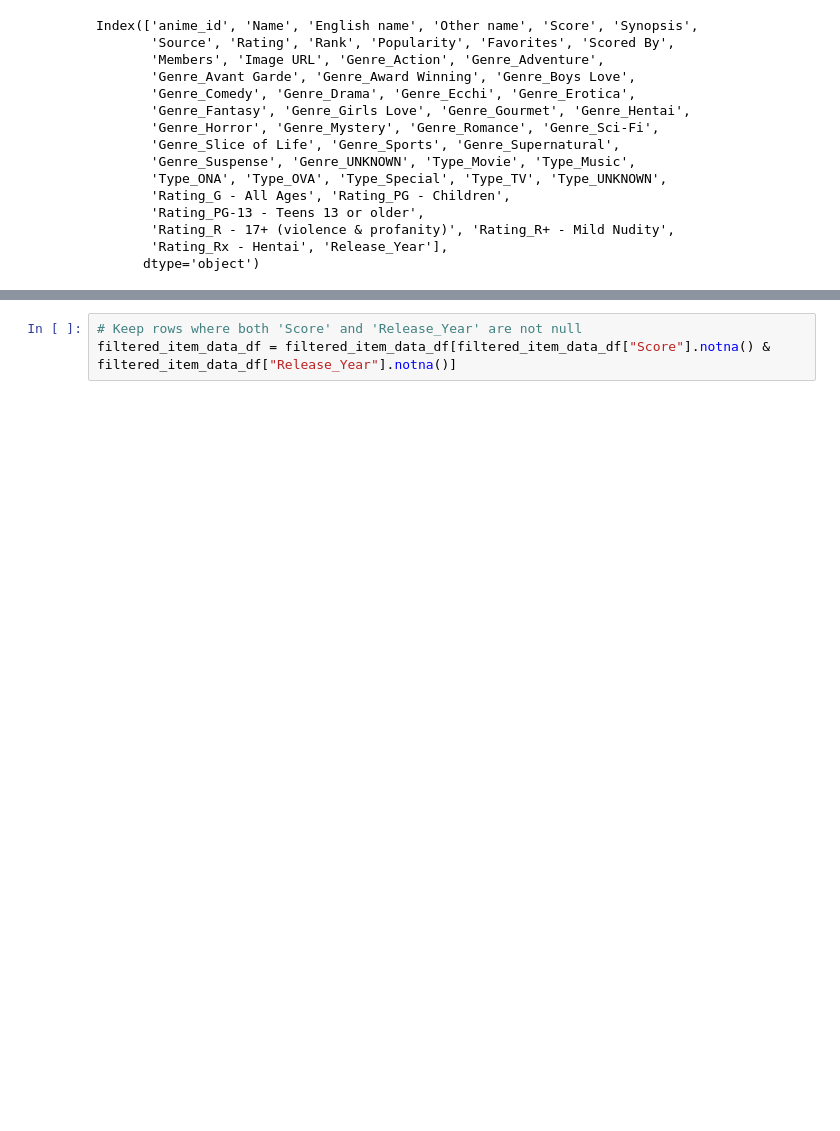
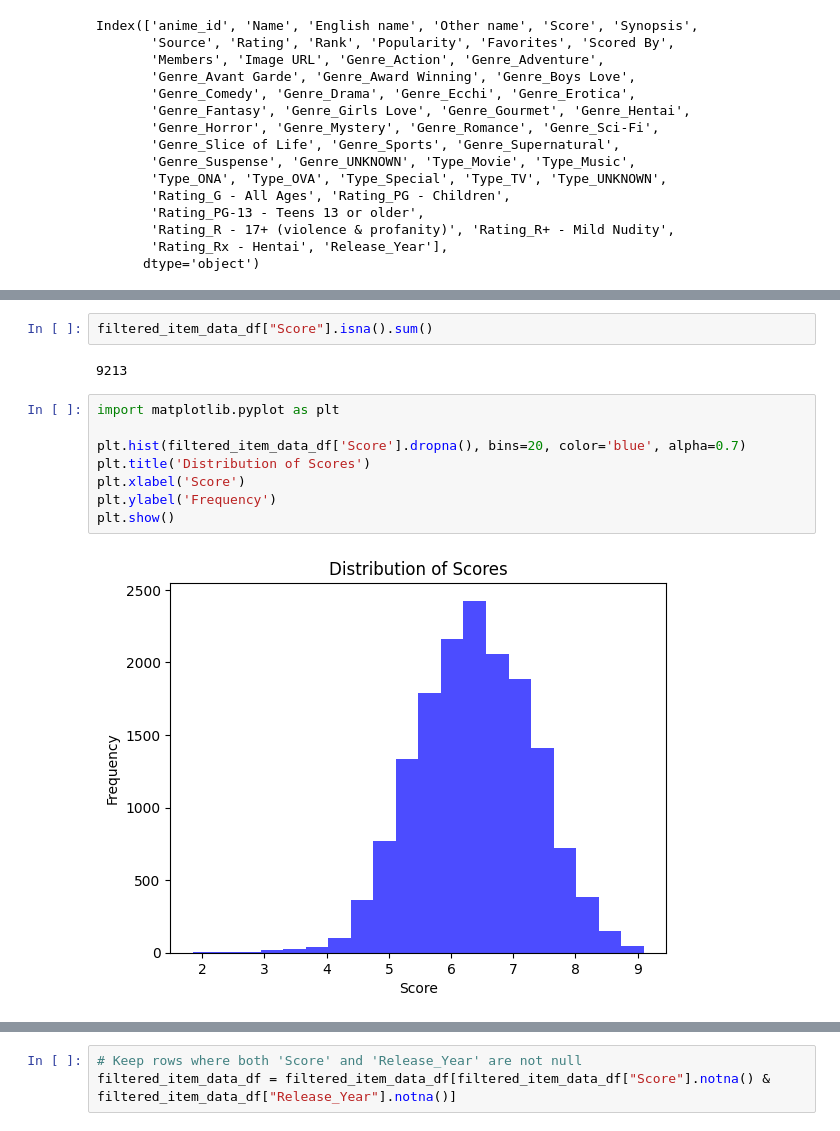
Before and after one commit to SavageCat05/Manga-Recommender, a Jupyter notebook: core/NN.ipynb, the cells around one changed output, grey strips where cells are left out. Drawn from its saved outputs; the diff is of its cells as text; blank space fills up the shorter version.

```diff
--- a/core/NN.ipynb
+++ b/core/NN.ipynb
@@ -161,0 +157,14 @@ filtered_item_data_df.shape
+# %%
+filtered_item_data_df["Score"].isna().sum()
+# %% [output]
+9213
+# %%
+import matplotlib.pyplot as plt
+
+plt.hist(filtered_item_data_df['Score'].dropna(), bins=20, color='blue', alpha=0.7)
+plt.title('Distribution of Scores')
+plt.xlabel('Score')
+plt.ylabel('Frequency')
+plt.show()
+# %% [output]
+[figure, added]
```
Also changed, not shown: parts of 17 cells of this notebook, 1 other file.
